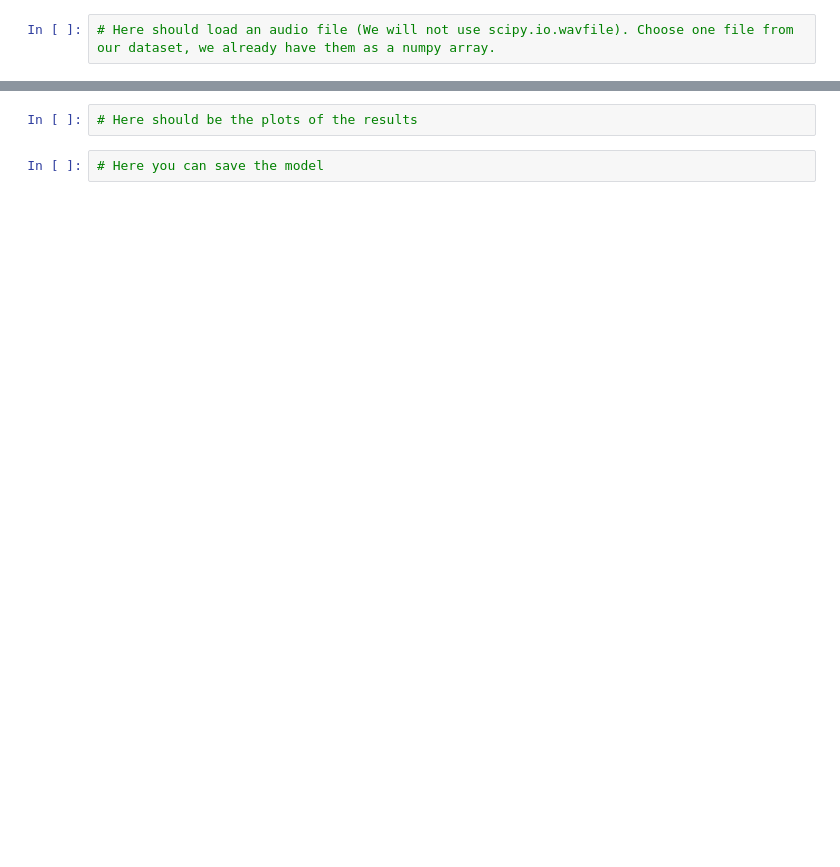
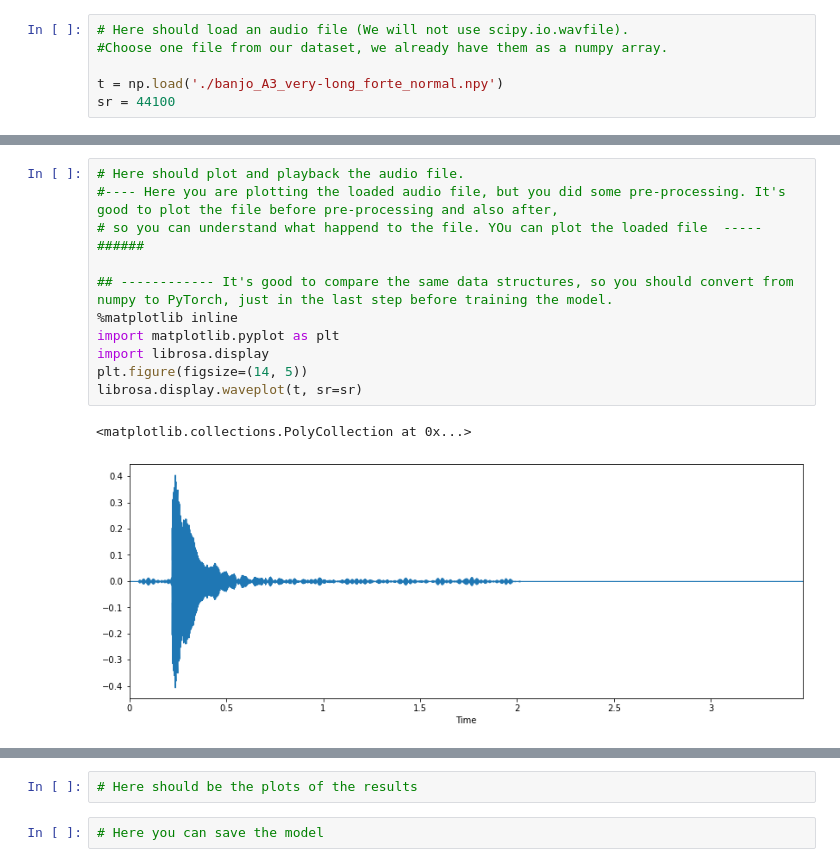
Before and after one commit to prachitui/Generator-Predictor-for-Audio-Signals-using-CNN, a Jupyter notebook: praxiswst_signalkodierung_comments.ipynb, the cells around one changed output, grey strips where cells are left out. Drawn from its saved outputs; the diff is of its cells as text; blank space fills up the shorter version.

```diff
--- a/praxiswst_signalkodierung_comments.ipynb
+++ b/praxiswst_signalkodierung_comments.ipynb
@@ -7,2 +24,6 @@
 # %%
-# Here should load an audio file (We will not use scipy.io.wavfile). Choose one file from our dataset, we already have them as a numpy array.
+# Here should load an audio file (We will not use scipy.io.wavfile).
+#Choose one file from our dataset, we already have them as a numpy array.
+
+t = np.load('./banjo_A3_very-long_forte_normal.npy')
+sr = 44100
@@ -12,0 +46,14 @@
+# %%
+# Here should plot and playback the audio file.
+#---- Here you are plotting the loaded audio file, but you did some pre-processing. It's good to plot the file before pre-processing and also after,
+# so you can understand what happend to the file. YOu can plot the loaded file  -----######
+
+## ------------ It's good to compare the same data structures, so you should convert from numpy to PyTorch, just in the last step before training the model.
+%matplotlib inline
+import matplotlib.pyplot as plt
+import librosa.display
+plt.figure(figsize=(14, 5))
+librosa.display.waveplot(t, sr=sr)
+# %% [output]
+<matplotlib.collections.PolyCollection at 0x...>
+[figure, added]
```
Also changed, not shown: parts of 24 cells of this notebook.
